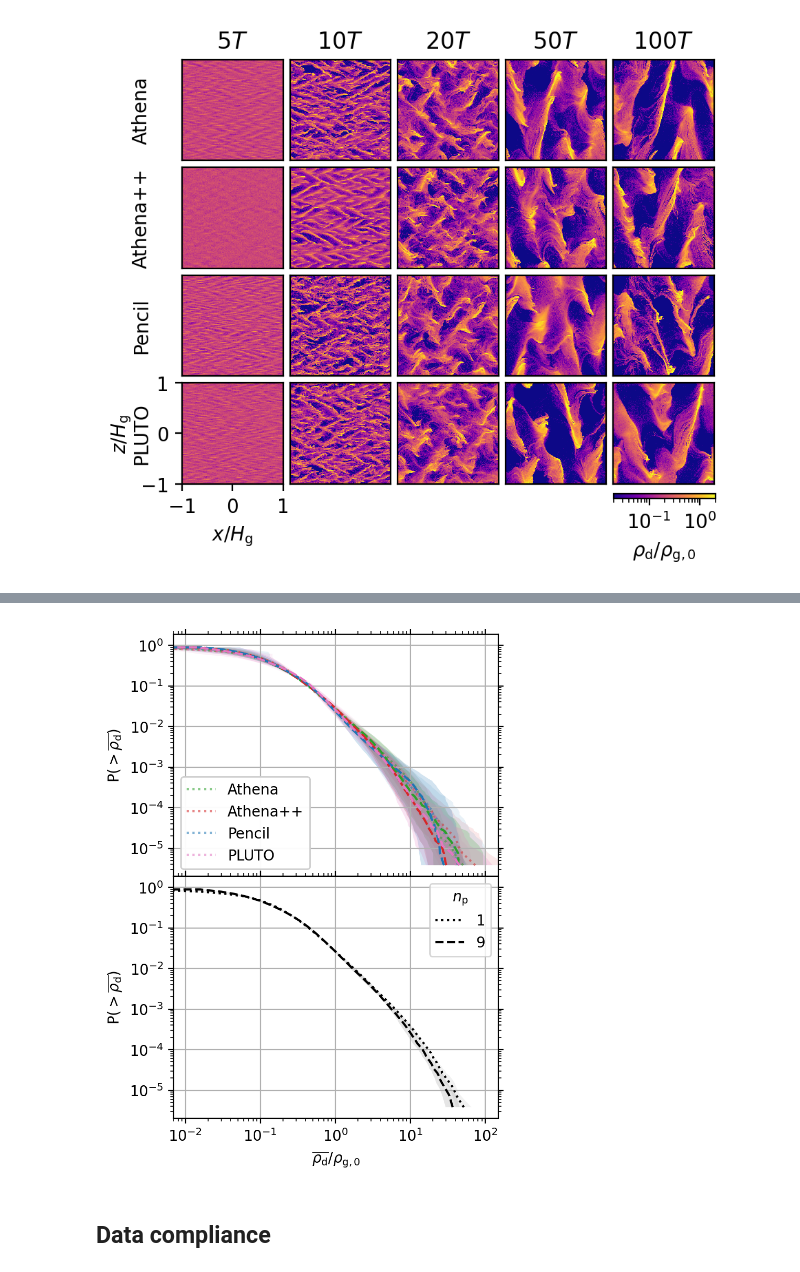
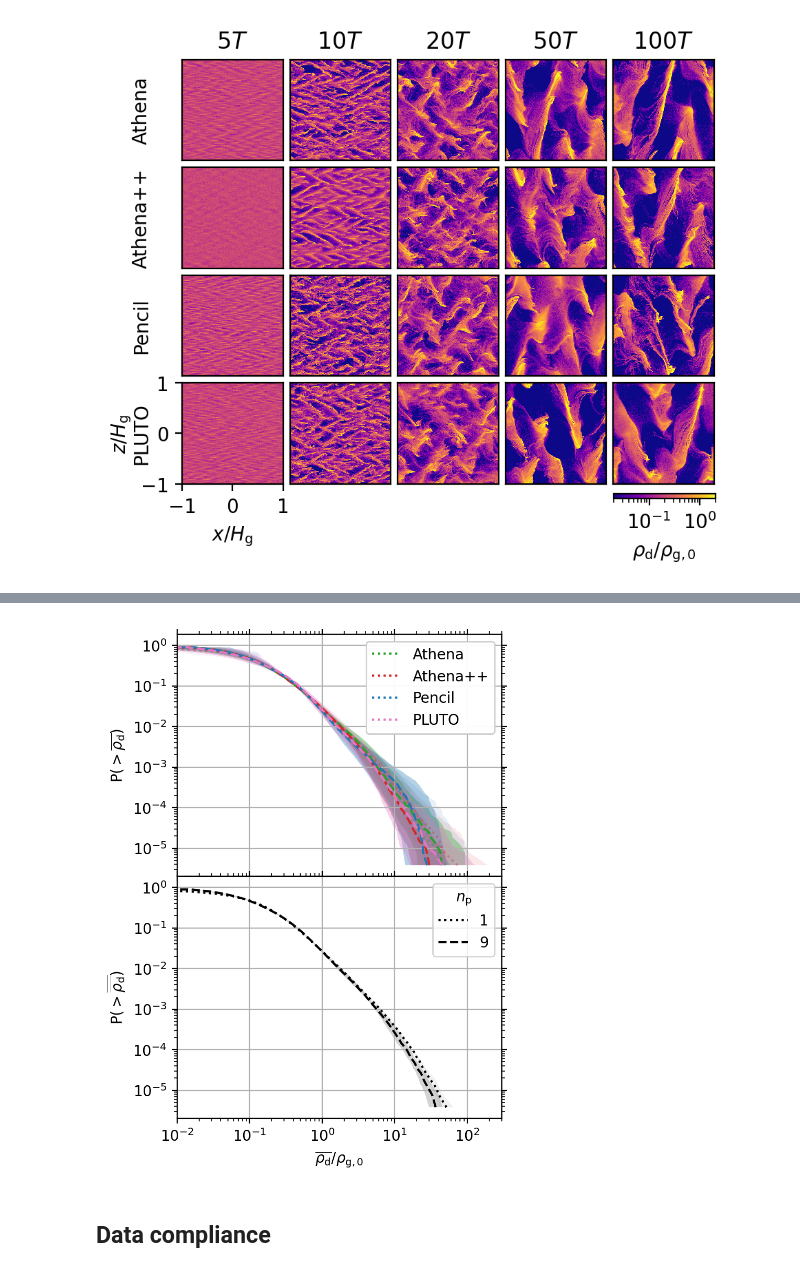
Before and after one commit to pfitsplus/sicc, a Jupyter notebook: unstratified/BA/512/BA-512-np9.ipynb, the cells around one changed output, grey strips where cells are left out. Saved outputs shown, nothing was run; the diff lists cells and outputs as text; code cells hidden in the pictures.

```diff
--- a/unstratified/BA/512/BA-512-np9.ipynb
+++ b/unstratified/BA/512/BA-512-np9.ipynb
@@ -105,10 +105,10 @@ for n_p in n_ps:
             data = np.load(f'{path}/time_series.npz')
             t = data['t']
             if n_p == 'np1':
-                alpha = 0.5
+                alpha = 0.33
                 ls = value['ls']
-                c_handles.append(axs[0].plot([],[], alpha=alpha, c=color,
-                                 label=code, ls=ls)[0])
+                c_handles.append(axs[0].plot([],[], c=color, label=code,
+                                             ls=ls)[0])
             else:
                 alpha = 1.0
                 ls = 'dashed'
@@ -116,8 +116,8 @@ for n_p in n_ps:
             step = len(t)//n_min
             if step < 2:
                 step = 1 if len(t)%n_min/n_min < 0.5 else 2
-            axs[0].plot(t[::step], data['maxrhop'][::step], alpha=alpha,c=color,
-                        ls=ls)
+            axs[0].plot(t[::step], data['maxrhop'][::step], alpha=alpha,
+                        c=color, ls=ls)
             # SMA
             window = len(t)//int(t[-1]/dt)
             print_samples(n_p, code, t, step, dt, window) if diag else None
@@ -126,13 +126,13 @@ for n_p in n_ps:
             axs[1].plot(df['sma'], alpha=alpha, c=color, ls=ls)
 
 # Custom legends
-axs[1].add_artist(axs[1].legend(framealpha=0.56, handles=c_handles,
-                                loc='lower right', ncol=2,
-                                title=r'$n_\mathrm{p} = 1$'))
-ls_handles.append(axs[0].plot([], [], c='tab:gray', ls='dashed',
-                  label=r'$n_\mathrm{p} = 9$')[0])
-axs[0].add_artist(axs[0].legend(framealpha=0.56, handles=ls_handles,
-                                loc='upper left'))
+axs[0].add_artist(axs[0].legend(framealpha=0.56, handles=c_handles,
+                                loc='lower right', ncol=2))
+ls_handles.append(axs[1].plot([], [], alpha=0.33, c='tab:gray', ls='dotted',
+                              label='1')[0])
+ls_handles.append(axs[1].plot([], [], c='tab:gray', ls='dashed', label='9')[0])
+axs[1].add_artist(axs[1].legend(framealpha=0.56, handles=ls_handles,
+                                loc='upper left', title=r'$n_\mathrm{p}$'))
 
 # Format plots
 for ax in axs:
@@ -196,46 +196,47 @@ for n_p in n_ps:
             avgs = np.take_along_axis(avgs, indices, 0)
             stds = np.take_along_axis(stds, indices, 0)
             if n_p == 'np1':
-                alpha = 0.5
+                alpha = 0.33
                 ls = value['ls']
                 hatch = None
-                c_handles.append(axs[0].plot([],[], alpha=alpha, c=color,
-                                 label=code, ls=ls)[0])
+                c_handles.append(axs[0].plot([],[], c=color, label=code,
+                                             ls=ls)[0])
             else:
                 alpha = 1.0
                 ls = 'dashed'
             axs[0].plot(avgs, cdf, alpha=alpha, c=color, ls=ls)
-            axs[0].fill_betweenx(cdf, avgs/stds, avgs*stds, alpha=alpha/5,
+            axs[0].fill_betweenx(cdf, avgs/stds, avgs*stds, alpha=alpha/3,
                                  color=color, ec=None)
             n_p_stack.append(avgs)
     n_p_stack = np.asarray(n_p_stack)
     avg = np.average(n_p_stack, axis=0)
     std = np.exp(np.std(np.log(n_p_stack), axis=0))
     axs[1].plot(avg, cdf, c='k', label=n_p[-1], ls=ls)
-    axs[1].fill_betweenx(cdf, avg/std, avg*std, alpha=alpha/5, color='tab:gray',
+    axs[1].fill_betweenx(cdf, avg/std, avg*std, alpha=alpha/3, color='tab:gray',
                          ec=None)
 
 # Custom legends
 axs[0].add_artist(axs[0].legend(handles=c_handles))
 
 # Format plots
 for ax in axs:
     ax.grid()
     ax.minorticks_on()
-    ax.set(xscale='log', yscale='log',
-           ylabel=r'P$(>\overline{\rho_\mathrm{d}})$')
+    ax.set(xscale='log', yscale='log')
     ax.tick_params(axis='both', which='both', top=True, right=True)
 axs[0].legend()
+axs[0].set(ylabel=r'P$(>\overline{\rho_\mathrm{d}})$')
 axs[1].legend(title=r'$n_\mathrm{p}$')
-axs[1].set(xlim=(7e-3, 1.5e2),
-           xlabel=r'$\overline{\rho_\mathrm{d}}/\rho_\mathrm{g,0}$')
+axs[1].set(xlim=(1e-2, 3e2),
+           xlabel=r'$\overline{\rho_\mathrm{d}}/\rho_\mathrm{g,0}$',
+           ylabel=r'P$(>\overline{\overline{\rho_\mathrm{d}}})$')
 fig.subplots_adjust(hspace=0)
 plt.savefig(f'figs/{problem}-{res}-{n_p}_CDF.pdf', bbox_inches='tight',
             pad_inches=0.01)
 plt.savefig(f'figs/{problem}-{res}-{n_p}_CDF.png', dpi=600, bbox_inches='tight',
             pad_inches=0.01)
 # %% [output]
-[figure, old version]
+[figure, new version]
 # %% [markdown]
 ## Data compliance
 # %% [markdown]
```
Also changed, not shown: parts of 2 cells of this notebook, 1 other file.
